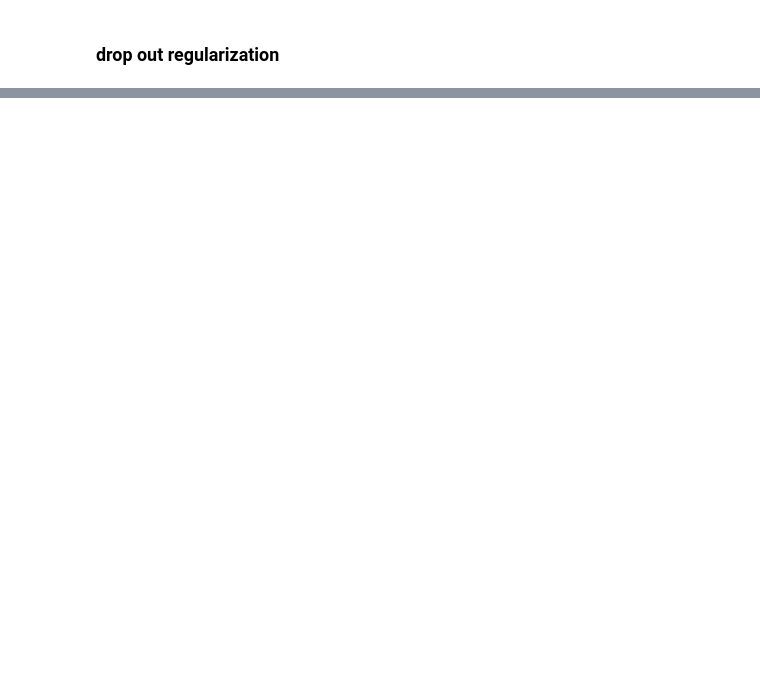
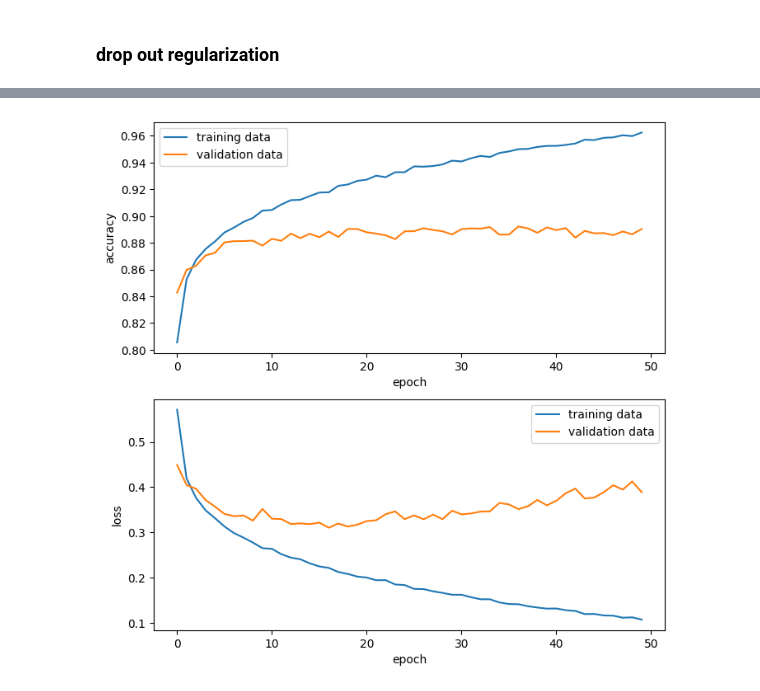
Before and after one commit to DeekshithaGona/ML, a Jupyter notebook: Homeworks/Homework4/HW4.ipynb, the cells around one changed output, grey strips where cells are left out. Saved outputs shown, nothing was run; the diff lists cells and outputs as text; code cells hidden in the pictures; blank space fills up the shorter version.

```diff
--- a/Homeworks/Homework4/HW4.ipynb
+++ b/Homeworks/Homework4/HW4.ipynb
@@ -308,0 +311,9 @@ plt.legend();
+# %%
+model11 = Sequential()
+model11.add(Flatten(input_shape=(28,28)))
+model11.add(Dense(128, activation='relu'))
+model11.add(Dense(10, activation='softmax'))
+
+model11.compile(optimizer='adam', loss= 'sparse_categorical_crossentropy', metrics=['accuracy'])
+
+history11 = model11.fit(x=X_train, y=y_train, batch_size=128, epochs=50, validation_data=(X_valid, y_valid))
@@ -308,0 +338,24 @@ plt.legend();
+# %%
+acc = history11.history['accuracy']
+val_acc = history11.history['val_accuracy']
+
+loss = history11.history['loss']
+val_loss = history11.history['val_loss']
+
+plt.figure(figsize=(8, 8))
+
+plt.subplot(2, 1, 1)
+plt.plot(acc, label='training data')
+plt.plot(val_acc, label='validation data')
+plt.xlabel('epoch')
+plt.ylabel('accuracy')
+plt.legend()
+
+plt.subplot(2, 1, 2)
+plt.plot(loss, label='training data')
+plt.plot(val_loss, label='validation data')
+plt.xlabel('epoch')
+plt.ylabel('loss')
+plt.legend();
+# %% [output]
+[figure, added]
```
Also changed, not shown: parts of 12 cells of this notebook.
